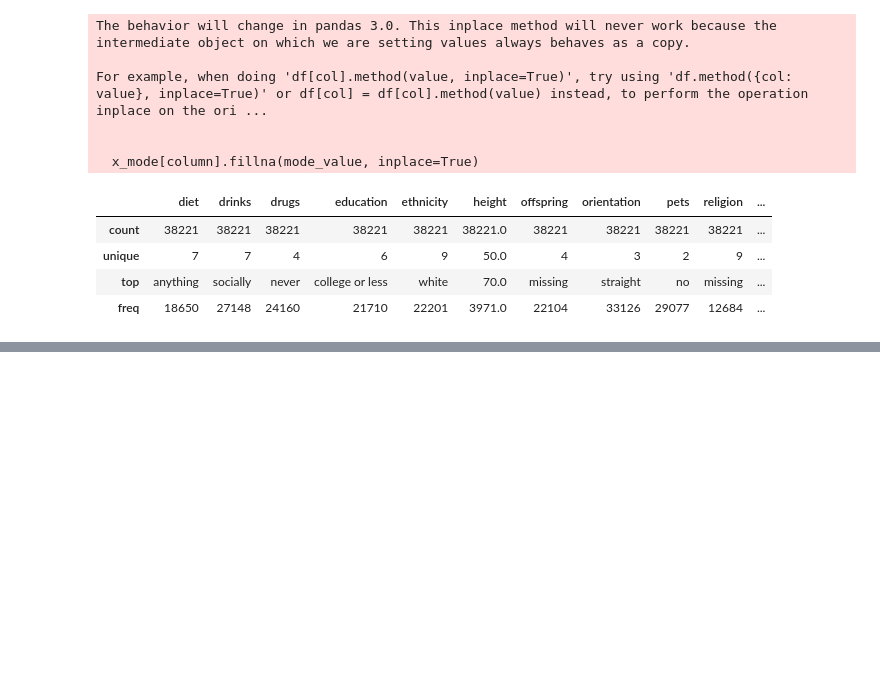
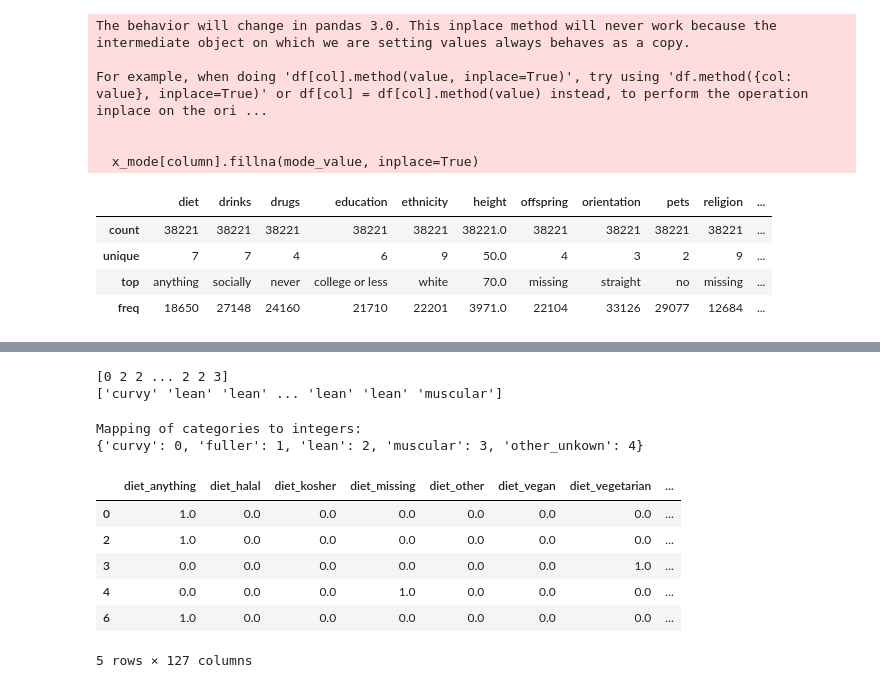
Before and after one commit to CrisFC4/OKCupid_ML_Project, a Jupyter notebook: date-a-scientist.ipynb, the cells around one changed output, grey strips where cells are left out. Cells and saved outputs as stored; diff of their text form; code cells hidden in the pictures; blank space fills up the shorter version.

Commit message:
encoding

```diff
--- a/date-a-scientist.ipynb
+++ b/date-a-scientist.ipynb
@@ -676,0 +681,29 @@ x_mode.describe(include='all')
+# %%
+# Label encoding the response variable
+label_encoder = LabelEncoder()
+y_enc = label_encoder.fit_transform(y)
+print(y_enc)
+print(label_encoder.inverse_transform(y_enc))
+# %% [output]
+[0 2 2 ... 2 2 3]
+['curvy' 'lean' 'lean' ... 'lean' 'lean' 'muscular']
+# %%
+# Check the mapping
+mapping = dict(zip(label_encoder.classes_, range(len(label_encoder.classes_))))
+print("\nMapping of categories to integers:")
+print(mapping)
+# %% [output]
+Mapping of categories to integers:
+{'curvy': 0, 'fuller': 1, 'lean': 2, 'muscular': 3, 'other_unkown': 4}
+# %%
+# One hot encoding the predictors
+x_missing_enc = pd.get_dummies(x_missing, dtype=float)
+x_missing_enc.head()
+# %% [output]
+|  | diet_anything | diet_halal | diet_kosher | diet_missing | diet_other | diet_vegan | diet_vegetarian | ... |
+| 0 | 1.0 | 0.0 | 0.0 | 0.0 | 0.0 | 0.0 | 0.0 | ... |
+| 2 | 1.0 | 0.0 | 0.0 | 0.0 | 0.0 | 0.0 | 0.0 | ... |
+| 3 | 0.0 | 0.0 | 0.0 | 0.0 | 0.0 | 0.0 | 1.0 | ... |
+| 4 | 0.0 | 0.0 | 0.0 | 1.0 | 0.0 | 0.0 | 0.0 | ... |
+| 6 | 1.0 | 0.0 | 0.0 | 0.0 | 0.0 | 0.0 | 0.0 | ... |
+5 rows × 127 columns
```
Also changed, not shown: parts of 2 cells of this notebook.
